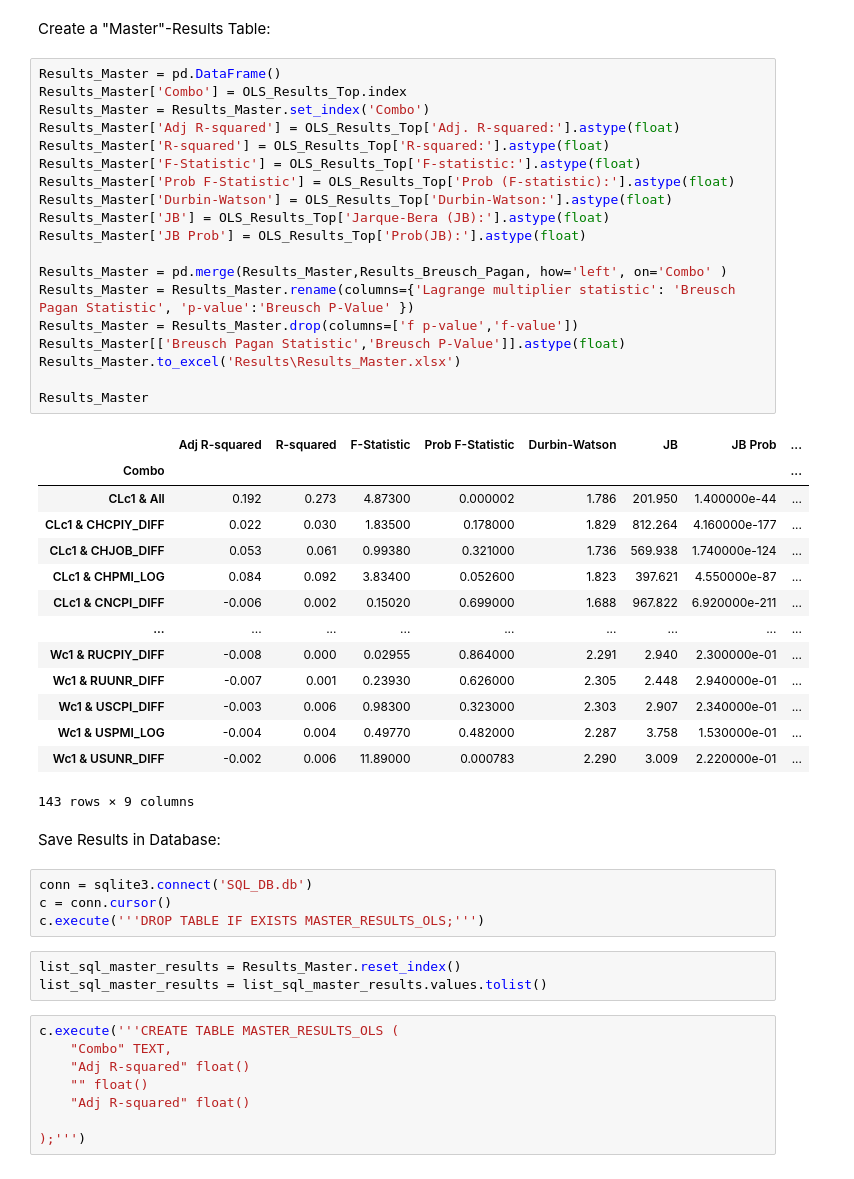
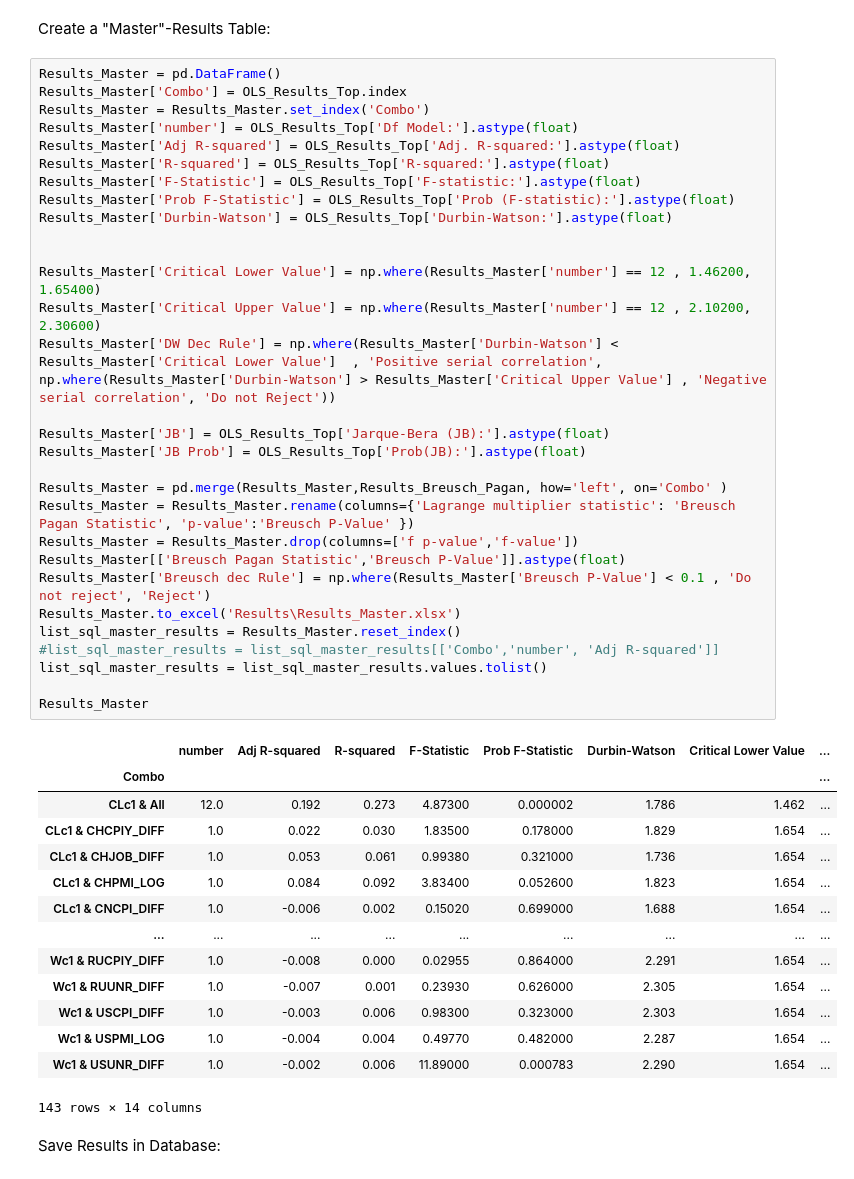
Before and after one commit to Liomat97/AQM, a Jupyter notebook: 3 Analysis.ipynb, the cells around one changed output. Cells and saved outputs as stored; diff of their text form.

```diff
--- a/3 Analysis.ipynb
+++ b/3 Analysis.ipynb
@@ -569,51 +569,47 @@ Create a "Master"-Results Table:
 # %%
 Results_Master = pd.DataFrame()
 Results_Master['Combo'] = OLS_Results_Top.index
 Results_Master = Results_Master.set_index('Combo')
+Results_Master['number'] = OLS_Results_Top['Df Model:'].astype(float)
 Results_Master['Adj R-squared'] = OLS_Results_Top['Adj. R-squared:'].astype(float)
 Results_Master['R-squared'] = OLS_Results_Top['R-squared:'].astype(float)
 Results_Master['F-Statistic'] = OLS_Results_Top['F-statistic:'].astype(float)
 Results_Master['Prob F-Statistic'] = OLS_Results_Top['Prob (F-statistic):'].astype(float)
 Results_Master['Durbin-Watson'] = OLS_Results_Top['Durbin-Watson:'].astype(float)
+
+
+Results_Master['Critical Lower Value'] = np.where(Results_Master['number'] == 12 , 1.46200, 1.65400)
+Results_Master['Critical Upper Value'] = np.where(Results_Master['number'] == 12 , 2.10200, 2.30600)
+Results_Master['DW Dec Rule'] = np.where(Results_Master['Durbin-Watson'] < Results_Master['Critical Lower Value']  , 'Positive serial correlation', np.where(Results_Master['Durbin-Watson'] > Results_Master['Critical Upper Value'] , 'Negative serial correlation', 'Do not Reject'))
+
 Results_Master['JB'] = OLS_Results_Top['Jarque-Bera (JB):'].astype(float)
 Results_Master['JB Prob'] = OLS_Results_Top['Prob(JB):'].astype(float)
 
 Results_Master = pd.merge(Results_Master,Results_Breusch_Pagan, how='left', on='Combo' )
 Results_Master = Results_Master.rename(columns={'Lagrange multiplier statistic': 'Breusch Pagan Statistic', 'p-value':'Breusch P-Value' })
 Results_Master = Results_Master.drop(columns=['f p-value','f-value'])
 Results_Master[['Breusch Pagan Statistic','Breusch P-Value']].astype(float)
+Results_Master['Breusch dec Rule'] = np.where(Results_Master['Breusch P-Value'] < 0.1 , 'Do not reject', 'Reject')
 Results_Master.to_excel('Results\Results_Master.xlsx')
+list_sql_master_results = Results_Master.reset_index()
+#list_sql_master_results = list_sql_master_results[['Combo','number', 'Adj R-squared']]
+list_sql_master_results = list_sql_master_results.values.tolist()
 
 Results_Master
 # %% [output]
-|  | Adj R-squared | R-squared | F-Statistic | Prob F-Statistic | Durbin-Watson | JB | JB Prob | ... |
+|  | number | Adj R-squared | R-squared | F-Statistic | Prob F-Statistic | Durbin-Watson | Critical Lower Value | ... |
 | Combo |  |  |  |  |  |  |  | ... |
-| CLc1 & All | 0.192 | 0.273 | 4.87300 | 0.000002 | 1.786 | 201.950 | 1.400000e-44 | ... |
-| CLc1 & CHCPIY_DIFF | 0.022 | 0.030 | 1.83500 | 0.178000 | 1.829 | 812.264 | 4.160000e-177 | ... |
-| CLc1 & CHJOB_DIFF | 0.053 | 0.061 | 0.99380 | 0.321000 | 1.736 | 569.938 | 1.740000e-124 | ... |
-| CLc1 & CHPMI_LOG | 0.084 | 0.092 | 3.83400 | 0.052600 | 1.823 | 397.621 | 4.550000e-87 | ... |
-| CLc1 & CNCPI_DIFF | -0.006 | 0.002 | 0.15020 | 0.699000 | 1.688 | 967.822 | 6.920000e-211 | ... |
+| CLc1 & All | 12.0 | 0.192 | 0.273 | 4.87300 | 0.000002 | 1.786 | 1.462 | ... |
+| CLc1 & CHCPIY_DIFF | 1.0 | 0.022 | 0.030 | 1.83500 | 0.178000 | 1.829 | 1.654 | ... |
+| CLc1 & CHJOB_DIFF | 1.0 | 0.053 | 0.061 | 0.99380 | 0.321000 | 1.736 | 1.654 | ... |
+| CLc1 & CHPMI_LOG | 1.0 | 0.084 | 0.092 | 3.83400 | 0.052600 | 1.823 | 1.654 | ... |
+| CLc1 & CNCPI_DIFF | 1.0 | -0.006 | 0.002 | 0.15020 | 0.699000 | 1.688 | 1.654 | ... |
 | ... | ... | ... | ... | ... | ... | ... | ... | ... |
-| Wc1 & RUCPIY_DIFF | -0.008 | 0.000 | 0.02955 | 0.864000 | 2.291 | 2.940 | 2.300000e-01 | ... |
-| Wc1 & RUUNR_DIFF | -0.007 | 0.001 | 0.23930 | 0.626000 | 2.305 | 2.448 | 2.940000e-01 | ... |
-| Wc1 & USCPI_DIFF | -0.003 | 0.006 | 0.98300 | 0.323000 | 2.303 | 2.907 | 2.340000e-01 | ... |
-| Wc1 & USPMI_LOG | -0.004 | 0.004 | 0.49770 | 0.482000 | 2.287 | 3.758 | 1.530000e-01 | ... |
-| Wc1 & USUNR_DIFF | -0.002 | 0.006 | 11.89000 | 0.000783 | 2.290 | 3.009 | 2.220000e-01 | ... |
+| Wc1 & RUCPIY_DIFF | 1.0 | -0.008 | 0.000 | 0.02955 | 0.864000 | 2.291 | 1.654 | ... |
+| Wc1 & RUUNR_DIFF | 1.0 | -0.007 | 0.001 | 0.23930 | 0.626000 | 2.305 | 1.654 | ... |
+| Wc1 & USCPI_DIFF | 1.0 | -0.003 | 0.006 | 0.98300 | 0.323000 | 2.303 | 1.654 | ... |
+| Wc1 & USPMI_LOG | 1.0 | -0.004 | 0.004 | 0.49770 | 0.482000 | 2.287 | 1.654 | ... |
+| Wc1 & USUNR_DIFF | 1.0 | -0.002 | 0.006 | 11.89000 | 0.000783 | 2.290 | 1.654 | ... |
-143 rows × 9 columns
+143 rows × 14 columns
 # %% [markdown]
 Save Results in Database:
-# %%
-conn = sqlite3.connect('SQL_DB.db')
-c = conn.cursor()
-c.execute('''DROP TABLE IF EXISTS MASTER_RESULTS_OLS;''')
-# %%
-list_sql_master_results = Results_Master.reset_index()
-list_sql_master_results = list_sql_master_results.values.tolist()
-# %%
-c.execute('''CREATE TABLE MASTER_RESULTS_OLS (
-    "Combo" TEXT,
-	"Adj R-squared" float()
-    "" float()
-    "Adj R-squared" float()
-
-);''')
```
Also changed, not shown: parts of 3 cells of this notebook, 11 other files.
